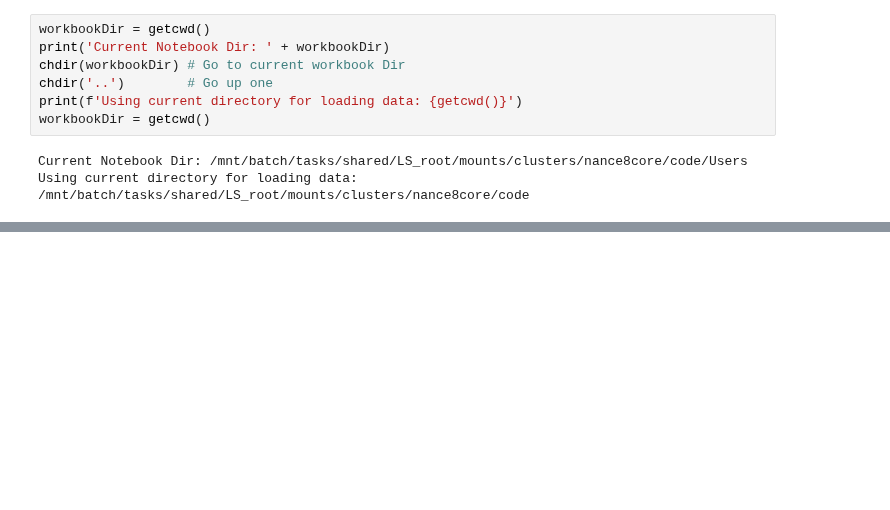
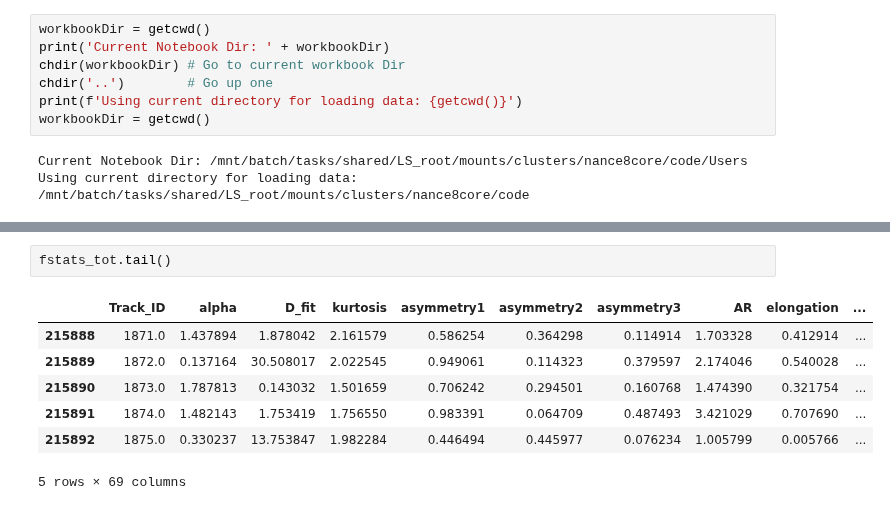
Before and after one commit to Nance-Lab/diff_predictor, a Jupyter notebook: notebooks/Deff_analysis.ipynb, the cells around one changed output, grey strips where cells are left out. Cells and saved outputs as stored; diff of their text form; blank space fills up the shorter version.

```diff
--- a/notebooks/Deff_analysis.ipynb
+++ b/notebooks/Deff_analysis.ipynb
@@ -147,0 +76,10 @@ starting: msd_ChABC_brain_1_slice_2_vid_5.csv
+# %%
+fstats_tot.tail()
+# %% [output]
+|  | Track_ID | alpha | D_fit | kurtosis | asymmetry1 | asymmetry2 | asymmetry3 | AR | elongation | ... |
+| 215888 | 1871.0 | 1.437894 | 1.878042 | 2.161579 | 0.586254 | 0.364298 | 0.114914 | 1.703328 | 0.412914 | ... |
+| 215889 | 1872.0 | 0.137164 | 30.508017 | 2.022545 | 0.949061 | 0.114323 | 0.379597 | 2.174046 | 0.540028 | ... |
+| 215890 | 1873.0 | 1.787813 | 0.143032 | 1.501659 | 0.706242 | 0.294501 | 0.160768 | 1.474390 | 0.321754 | ... |
+| 215891 | 1874.0 | 1.482143 | 1.753419 | 1.756550 | 0.983391 | 0.064709 | 0.487493 | 3.421029 | 0.707690 | ... |
+| 215892 | 1875.0 | 0.330237 | 13.753847 | 1.982284 | 0.446494 | 0.445977 | 0.076234 | 1.005799 | 0.005766 | ... |
+5 rows × 69 columns
```
Also changed, not shown: parts of 16 cells of this notebook, 12 other files.
